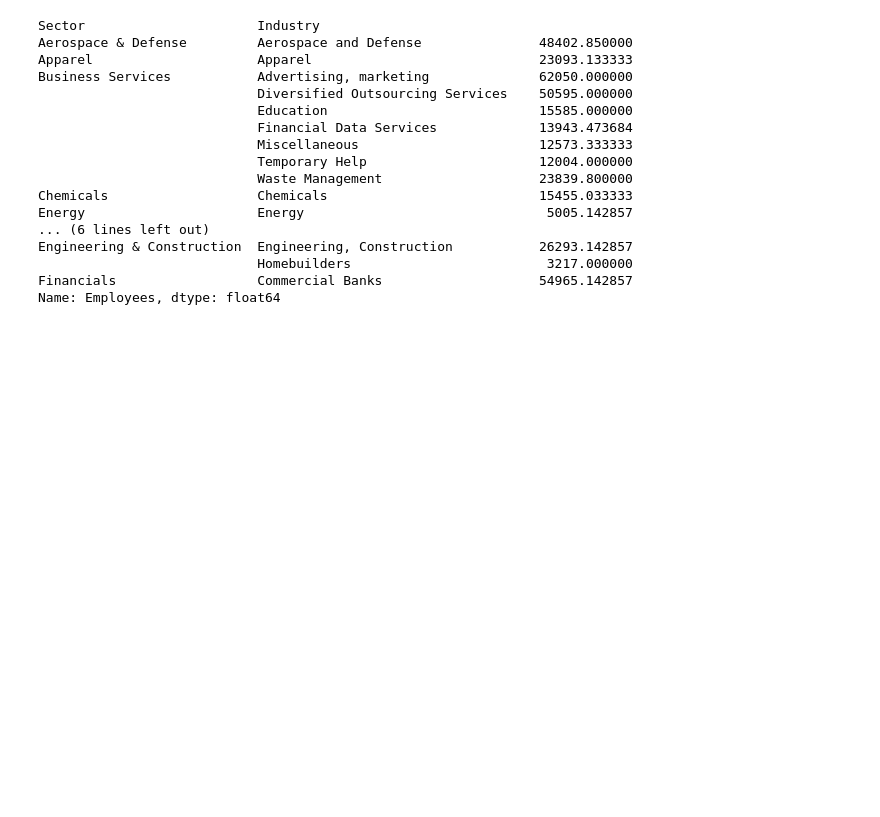
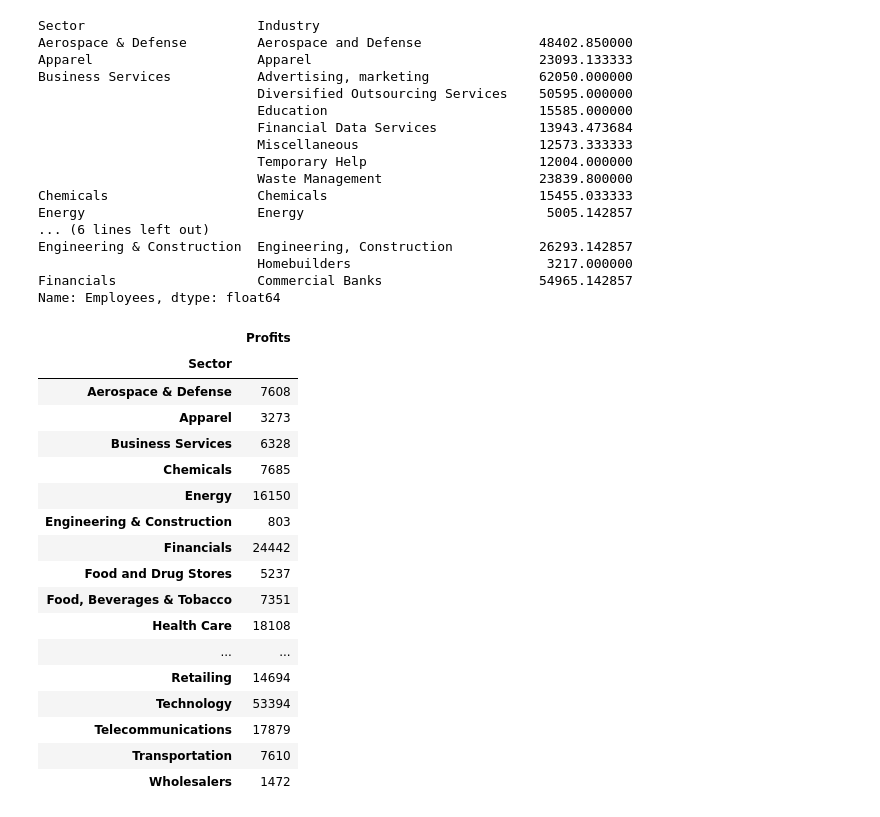
Before and after one commit to mendes078/Dados, a Jupyter notebook: Arquivos/09 - GroupBy.ipynb, the cells around one changed output. Drawn from its saved outputs; the diff is of its cells as text; code cells hidden in the pictures; blank space fills up the shorter version.

```diff
--- a/Arquivos/09 - GroupBy.ipynb
+++ b/Arquivos/09 - GroupBy.ipynb
@@ -2,7 +2,7 @@
 import pandas as pd
 # %%
 fortune = pd.read_csv("fortune1000.csv", index_col = "Rank")
-sectors = fortune.groupby(["Sector", "Industry"])
+sectors = fortune.groupby("Sector")
 
 fortune.head()
 # %% [output]
@@ -149,3 +149,24 @@ Engineering & Construction  Engineering, Construction           26293.142857
                             Homebuilders                         3217.000000
 Financials                  Commercial Banks                    54965.142857
 Name: Employees, dtype: float64
+# %%
+sectors.agg({'Profits': 'max'})
+# %% [output]
+|  | Profits |
+| Sector |  |
+| Aerospace & Defense | 7608 |
+| Apparel | 3273 |
+| Business Services | 6328 |
+| Chemicals | 7685 |
+| Energy | 16150 |
+| Engineering & Construction | 803 |
+| Financials | 24442 |
+| Food and Drug Stores | 5237 |
+| Food, Beverages & Tobacco | 7351 |
+| Health Care | 18108 |
+| ... | ... |
+| Retailing | 14694 |
+| Technology | 53394 |
+| Telecommunications | 17879 |
+| Transportation | 7610 |
+| Wholesalers | 1472 |
```
